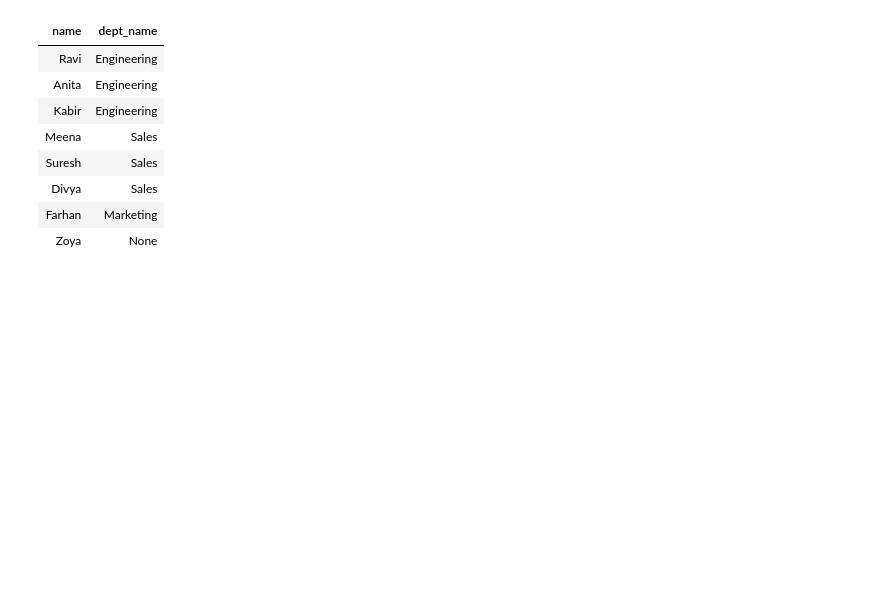
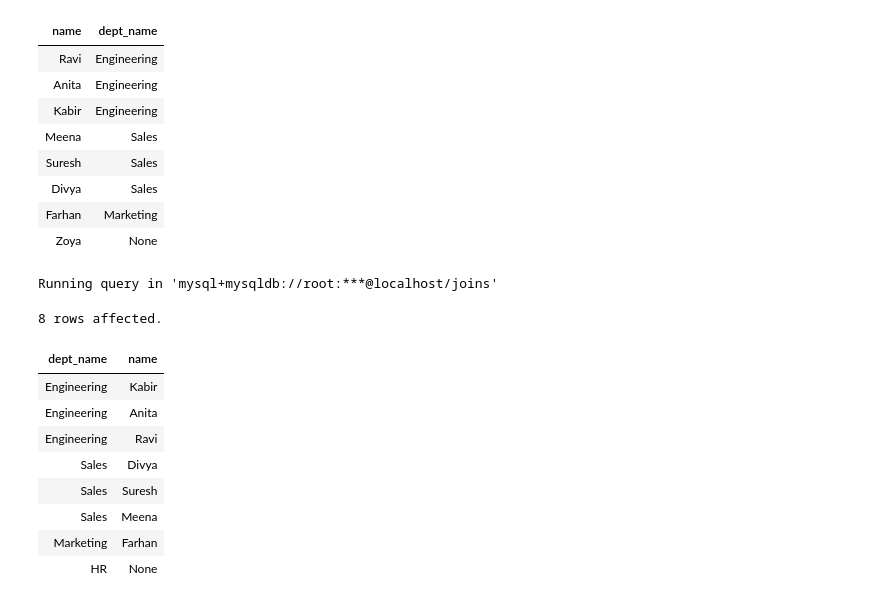
Before and after one commit to TheRajveerSingh/SQL-Journey-Basic-to-Advance, a Jupyter notebook: SQL-practice/MySQL/07_JOINSnotebook.ipynb, the cells around one changed output. Drawn from its saved outputs; the diff is of its cells as text; code cells hidden in the pictures; blank space fills up the shorter version.

```diff
--- a/SQL-practice/MySQL/07_JOINSnotebook.ipynb
+++ b/SQL-practice/MySQL/07_JOINSnotebook.ipynb
@@ -412,3 +413,21 @@ Running query in 'mysql+mysqldb://root:***@localhost/joins'
 | Divya | Sales |
 | Farhan | Marketing |
 | Zoya | None |
+# %%
+%%sql
+# Q3: Display all departments along with any employees in them, including departments with zero employees
+# Using LEFT JOIN with Departments on the left: HR department has no employees, and we still want HR to appear
+SELECT d.dept_name, e.name FROM Departments d
+LEFT JOIN Employees e ON e.dept_id = d.dept_id;
+# %% [output]
+Running query in 'mysql+mysqldb://root:***@localhost/joins'
+8 rows affected.
+| dept_name | name |
+| Engineering | Kabir |
+| Engineering | Anita |
+| Engineering | Ravi |
+| Sales | Divya |
+| Sales | Suresh |
+| Sales | Meena |
+| Marketing | Farhan |
+| HR | None |
```
Also changed, not shown: parts of 7 cells of this notebook.
